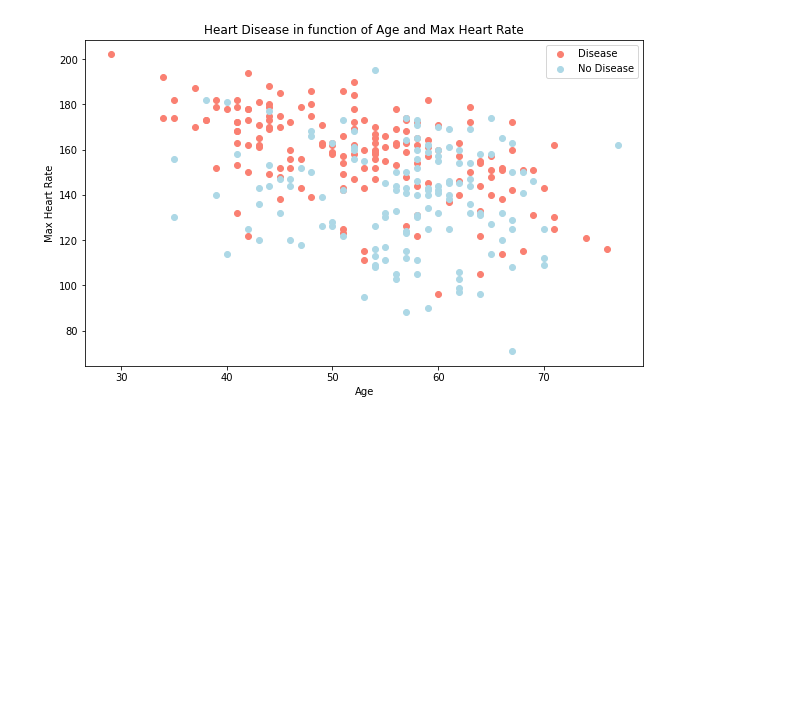
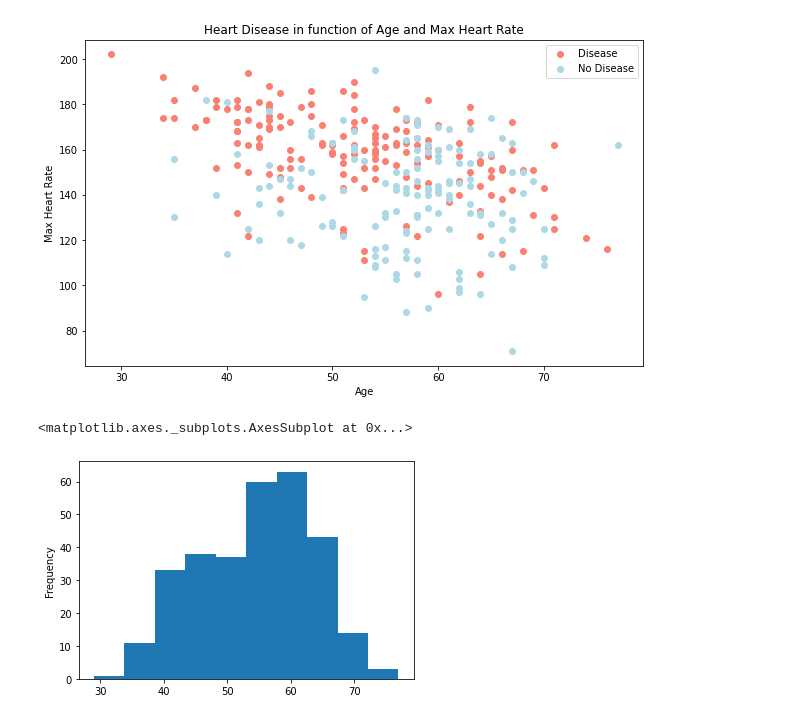
Before and after one commit to jeremysb1/datascience-ml, a Jupyter notebook: heart_disease_classification.ipynb, the cells around one changed output. Cells and saved outputs as stored; diff of their text form; code cells hidden in the pictures; blank space fills up the shorter version.

Commit message:
plotted a histogram

```diff
--- a/heart_disease_classification.ipynb
+++ b/heart_disease_classification.ipynb
@@ -305,3 +305,9 @@ plt.legend(["Disease", "No Disease"])
 # %% [output]
 <matplotlib.legend.Legend at 0x...>
 [figure]
+# %%
+# check the age distribution with a histogram
+df.age.plot.hist()
+# %% [output]
+<matplotlib.axes._subplots.AxesSubplot at 0x...>
+[figure, added]
```
Also changed, not shown: parts of 2 cells of this notebook.
